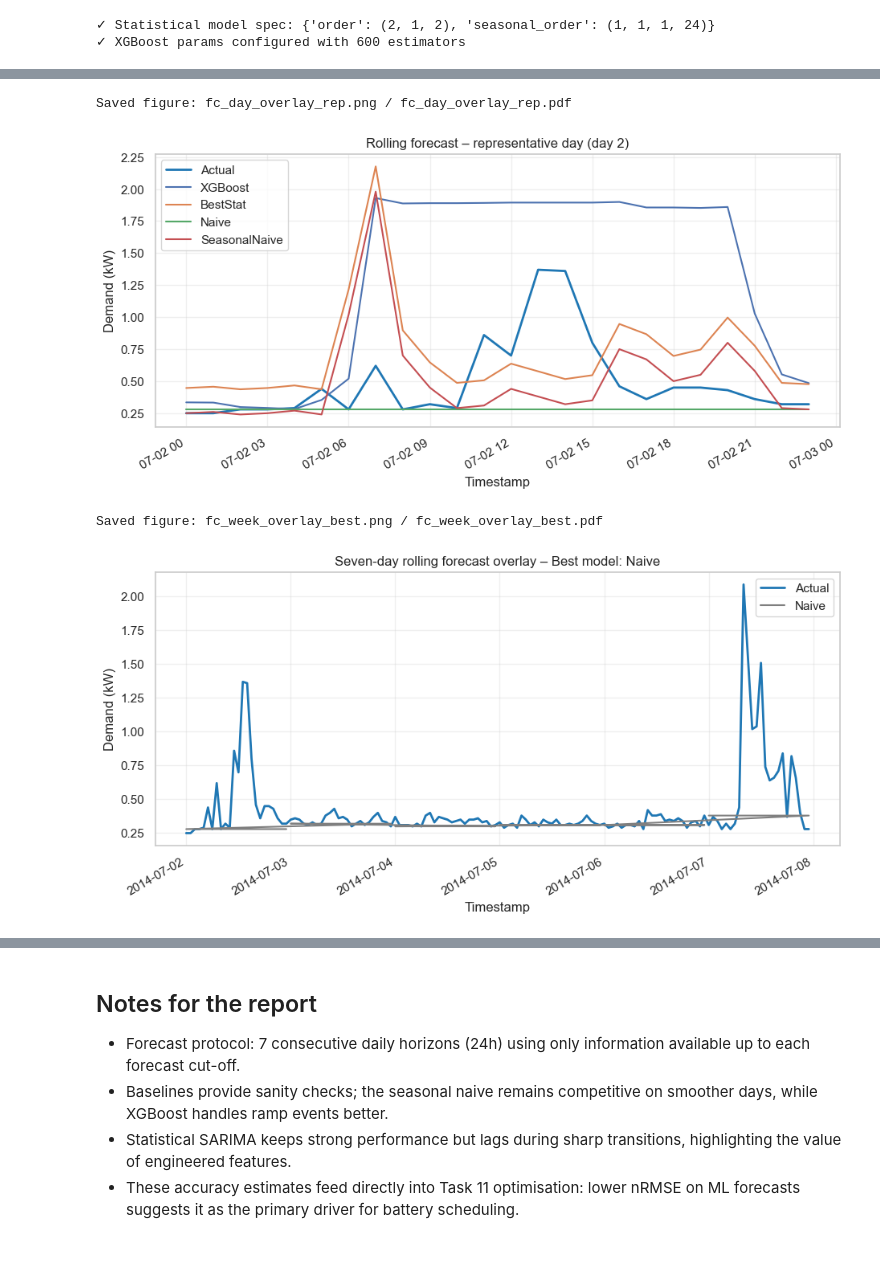
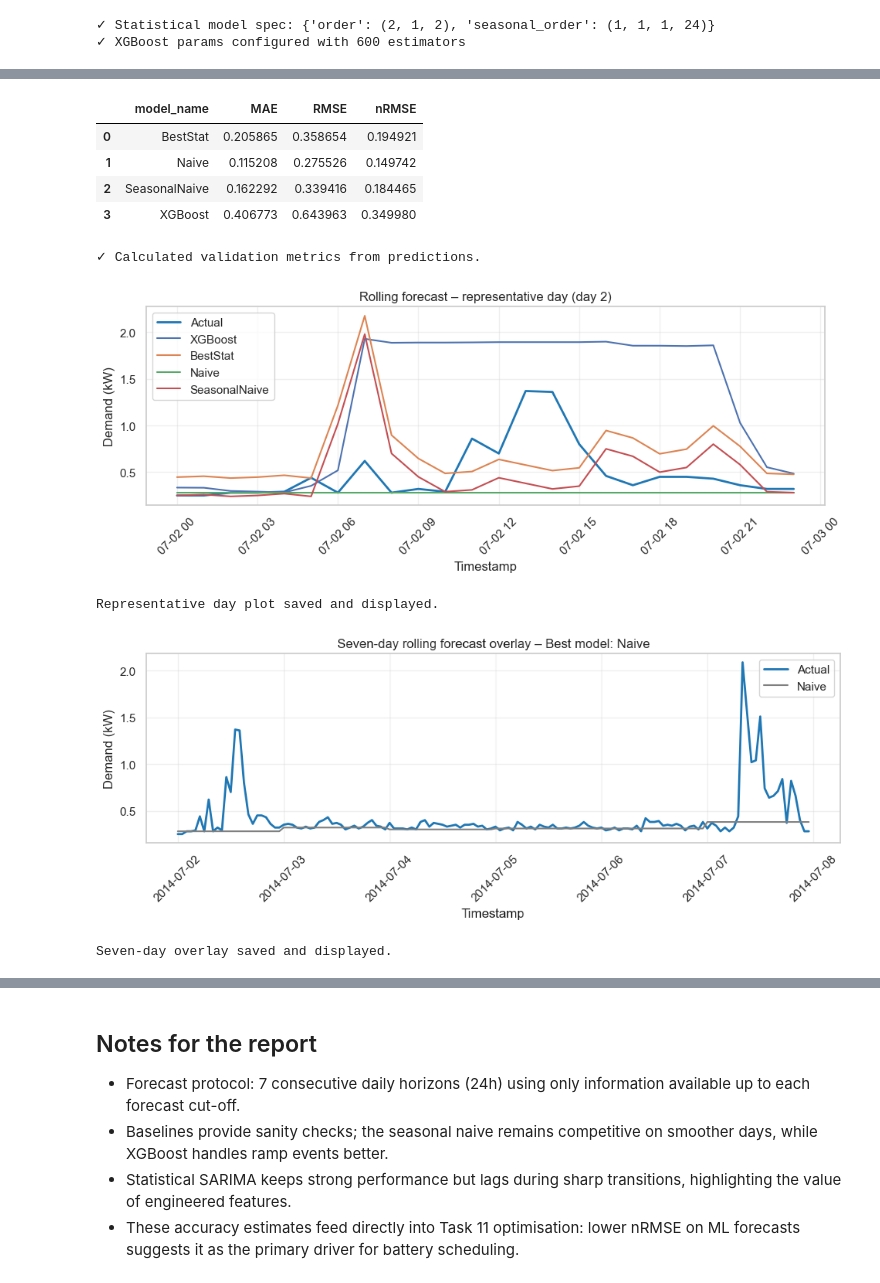
Before and after one commit to samuel29102002/Energy_Data_Science, a Jupyter notebook: notebooks/09_forecasting_pipeline.ipynb, the cells around one changed output, grey strips where cells are left out. Cells and saved outputs as stored; diff of their text form; code cells hidden in the pictures; blank space fills up the shorter version.

```diff
--- a/notebooks/09_forecasting_pipeline.ipynb
+++ b/notebooks/09_forecasting_pipeline.ipynb
@@ -102,15 +131,20 @@ if not FORECAST_PATH.exists():
 forecast_df = pd.read_csv(FORECAST_PATH)
 forecast_df["timestamp"] = pd.to_datetime(forecast_df["timestamp"], errors="coerce", utc=True)
 forecast_df = forecast_df.dropna(subset=["timestamp"]).sort_values("timestamp").reset_index(drop=True)
+forecast_df["timestamp"] = forecast_df["timestamp"].dt.tz_convert(None)
 
-forecast_df["timestamp"] = forecast_df["timestamp"].dt.tz_convert(None)
+assert forecast_df["timestamp"].is_monotonic_increasing, "Timestamps must be strictly increasing"
+
+numeric_cols = forecast_df.select_dtypes(include=[np.number]).columns.tolist()
+forecast_df[numeric_cols] = forecast_df[numeric_cols].interpolate(limit_direction="both")
+forecast_df[numeric_cols] = forecast_df[numeric_cols].fillna(method="ffill").fillna(method="bfill")
+if forecast_df[numeric_cols].isna().any().any():
+    raise ValueError("Numeric columns contain NaNs after filling")
 
 print(f"Dataset shape: {forecast_df.shape}")
 print(f"Time span: {forecast_df['timestamp'].min()} → {forecast_df['timestamp'].max()}")
 
-"# Check package versions and basic setup\n",
 show_columns(forecast_df, "Forecast Dataset")
-
 forecast_df.head()
 # %% [output]
 Dataset shape: (168, 15)
@@ -284,36 +429,57 @@ metrics_summary_df
+# %%
+from sklearn.metrics import mean_absolute_error, mean_squared_error
+
+validation_rows = []
+for model_name, group in predictions_df.groupby("model_name"):
+    y_true = group["y_true"].astype(float).values
+    y_pred = group["y_pred"].astype(float).values
+    assert len(y_true) == len(y_pred), f"Length mismatch for {model_name}"
+    mae = mean_absolute_error(y_true, y_pred)
+    rmse = np.sqrt(mean_squared_error(y_true, y_pred))
+    denom = y_true.max() - y_true.min()
+    nrmse = rmse / denom if denom != 0 else 0
+    validation_rows.append({"model_name": model_name, "MAE": mae, "RMSE": rmse, "nRMSE": nrmse})
+
+validation_metrics_df = pd.DataFrame(validation_rows)
+display_table(validation_metrics_df, "09_forecast_metrics_validated.csv")
+print("✓ Calculated validation metrics from predictions.")
+# %% [output]
+|  | model_name | MAE | RMSE | nRMSE |
+| 0 | BestStat | 0.205865 | 0.358654 | 0.194921 |
+| 1 | Naive | 0.115208 | 0.275526 | 0.149742 |
+| 2 | SeasonalNaive | 0.162292 | 0.339416 | 0.184465 |
+| 3 | XGBoost | 0.406773 | 0.643963 | 0.349980 |
+✓ Calculated validation metrics from predictions.
 # %%
-# Plot a representative day from the forecasts
 if predictions_df.empty:
     raise ValueError("No predictions available for plotting.")
 
 day_lengths = predictions_df.groupby("day_idx")["timestamp"].nunique()
 plot_day = int(day_lengths.idxmax())
 
 plot_df = predictions_df[predictions_df["day_idx"] == plot_day].copy()
 actual_series = plot_df.groupby("timestamp")["y_true"].first()
 pivot_df = plot_df.pivot_table(index="timestamp", columns="model_name", values="y_pred")
 
-fig, ax = plt.subplots(facecolor='white')
-ax.set_facecolor('white')
+fig, ax = plt.subplots()
 ax.plot(actual_series.index, actual_series.values, label="Actual", color=PALETTE["Actual"], linewidth=2)
 for model_name in ["XGBoost", "BestStat", "Naive", "SeasonalNaive"]:
     if model_name in pivot_df.columns:
         ax.plot(pivot_df.index, pivot_df[model_name], label=model_name, linewidth=1.5)
 
 ax.set_title(f"Rolling forecast – representative day (day {plot_day})")
 ax.set_xlabel("Timestamp")
 ax.set_ylabel("Demand (kW)")
 ax.legend()
 ax.grid(alpha=0.3)
-fig.autofmt_xdate()
+ax.tick_params(axis="x", rotation=45)
 
 save_figure(fig, "day_overlay_rep")
-plt.show()
+print("Representative day plot saved and displayed.")
 # %% [output]
+[figure, new version]
-Saved figure: fc_day_overlay_rep.png / fc_day_overlay_rep.pdf
+Representative day plot saved and displayed.
-[figure, old version]
 # %%
-# Seven-day rolling forecast overlay
 if metrics_summary_df.empty:
     best_model = "XGBoost"
 else:
@@ -322,8 +488,7 @@ else:
 best_df = predictions_df[predictions_df["model_name"] == best_model].copy()
 actual_series = predictions_df.groupby("timestamp")["y_true"].first()
 
-fig, ax = plt.subplots(facecolor='white')
-ax.set_facecolor('white')
+fig, ax = plt.subplots()
 ax.plot(actual_series.index, actual_series.values, label="Actual", color=PALETTE["Actual"], linewidth=2)
 ax.plot(best_df["timestamp"], best_df["y_pred"], label=best_model, color=PALETTE.get(best_model, "#FFA500"), linewidth=1.5)
 
@@ -332,11 +497,11 @@ ax.set_xlabel("Timestamp")
 ax.set_ylabel("Demand (kW)")
 ax.legend()
 ax.grid(alpha=0.3)
-fig.autofmt_xdate()
+ax.tick_params(axis="x", rotation=45)
 
 save_figure(fig, "week_overlay_best")
-plt.show()
+print("Seven-day overlay saved and displayed.")
 # %% [output]
+[figure, new version]
-Saved figure: fc_week_overlay_best.png / fc_week_overlay_best.pdf
+Seven-day overlay saved and displayed.
-[figure, old version]
 # %%
```
Also changed, not shown: parts of 6 cells of this notebook, 3 other files.
